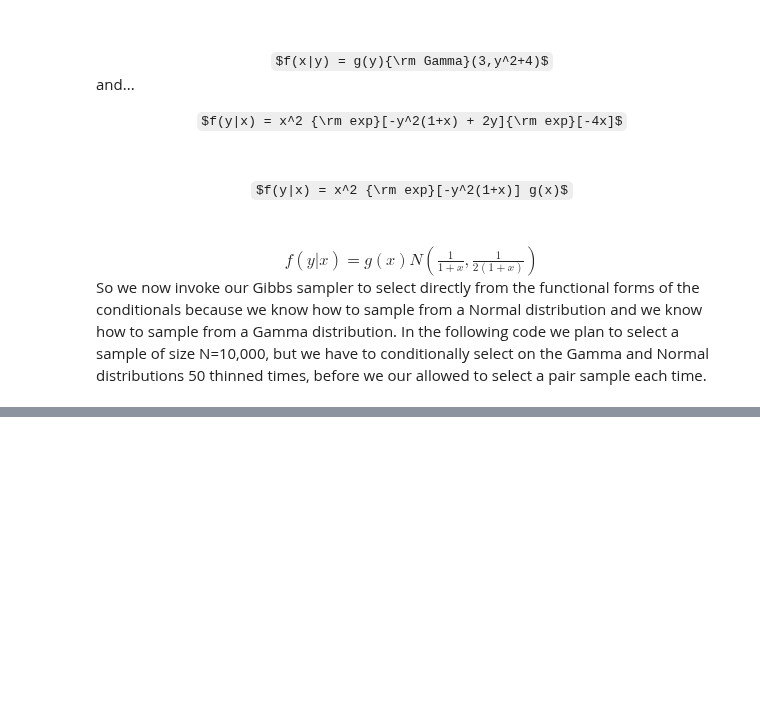
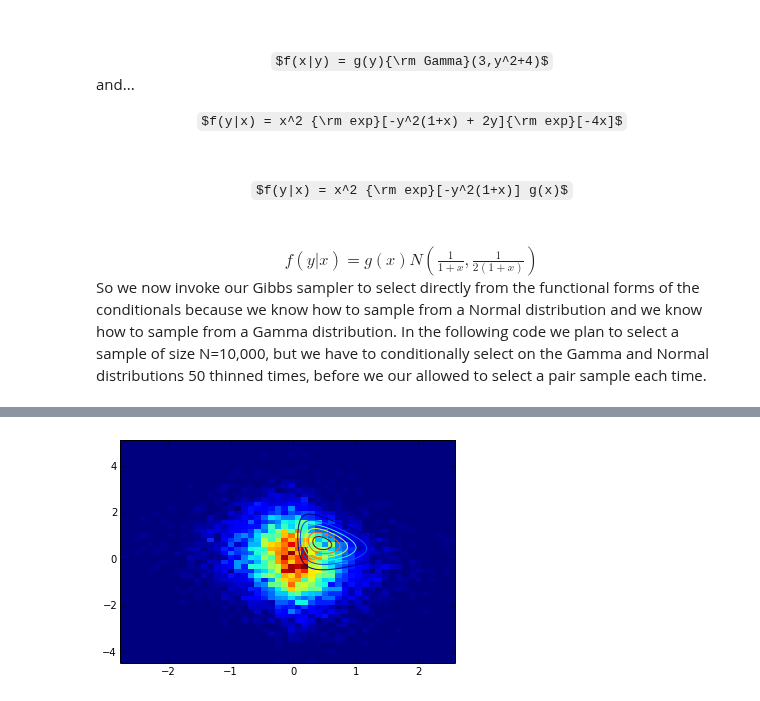
Before and after one commit to subodhchhabra/2015, a Jupyter notebook: Lectures/Lecture09_Predictive_Probability_and_Gibbs_Slides.ipynb, the cells around one changed output, grey strips where cells are left out. Drawn from its saved outputs; the diff is of its cells as text; code cells hidden in the pictures; some formulas as TeX source; blank space fills up the shorter version.

```diff
--- a/Lectures/Lecture09_Predictive_Probability_and_Gibbs_Slides.ipynb
+++ b/Lectures/Lecture09_Predictive_Probability_and_Gibbs_Slides.ipynb
@@ -504,0 +524,8 @@ plt.show()
+# %%
+diff = out-out1
+
+plt.hist2d(diff[0,:],diff[1,:], normed=True, bins=50)
+plt.contour(xx,yy,zz)
+plt.show()
+# %% [output]
+[figure, added]
```
Also changed, not shown: parts of 5 cells of this notebook.
